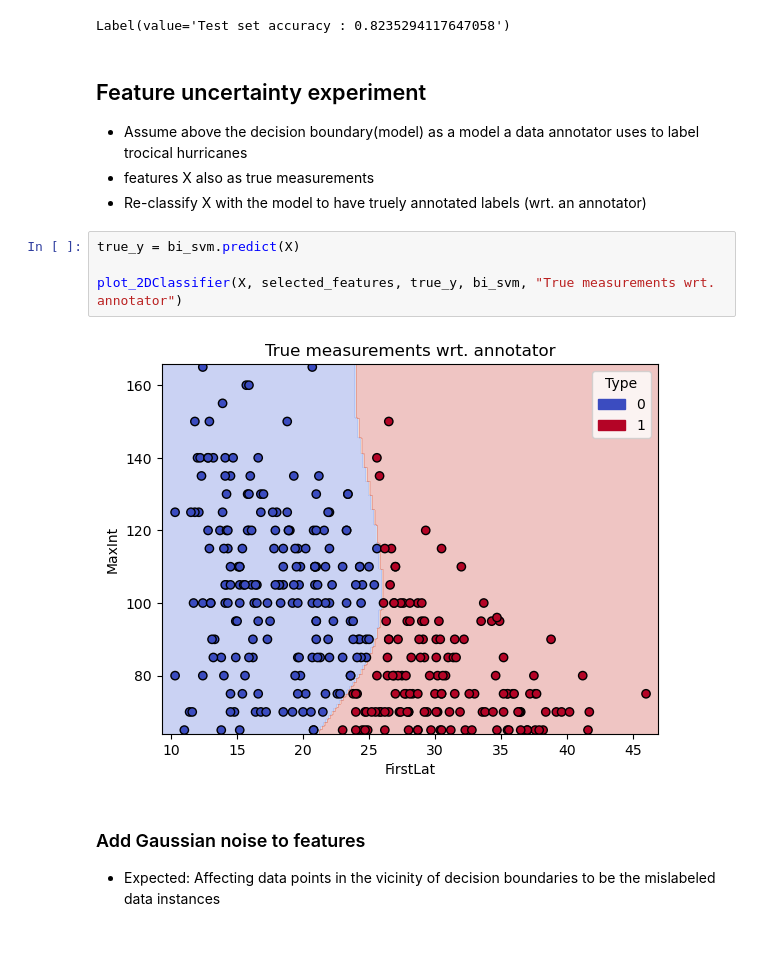
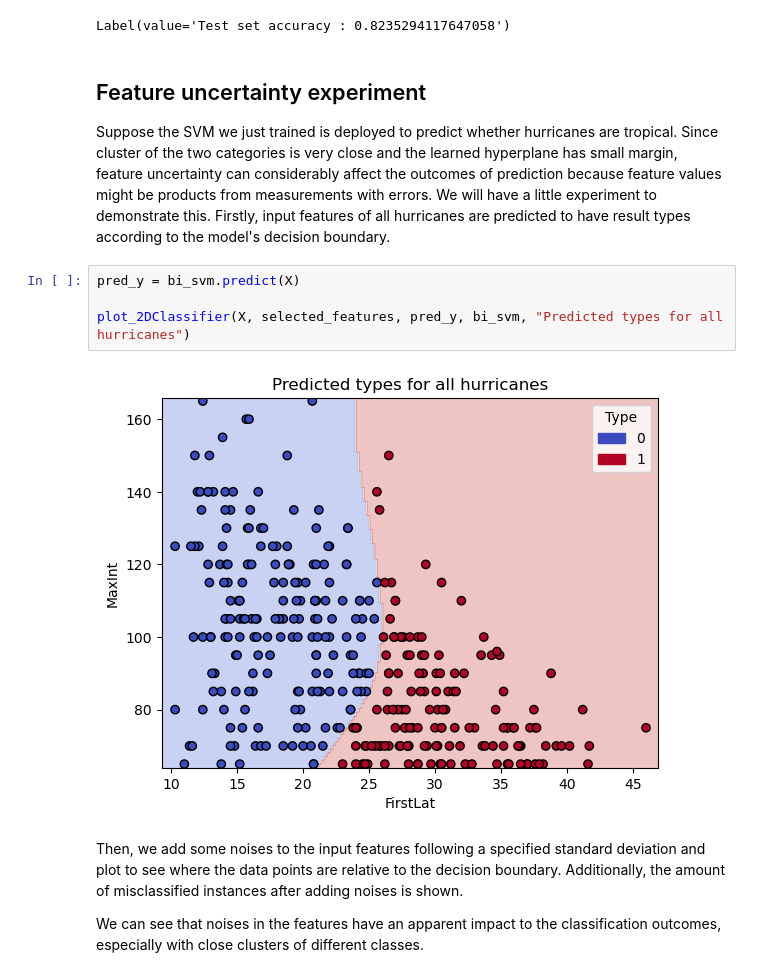
Before and after one commit to jeepchinnawat/edumat-book, a Jupyter notebook: book/hurricanes.ipynb, the cells around one changed output. Drawn from its saved outputs; the diff is of its cells as text; blank space fills up the shorter version.

Commit message:
Added doc for uncertainty experiment

```diff
--- a/book/hurricanes.ipynb
+++ b/book/hurricanes.ipynb
@@ -336,18 +336,18 @@ interactive(children=(FloatLogSlider(value=10.0, continuous_update=False, descri
 Label(value='Test set accuracy : 0.8235294117647058')
 # %% [markdown]
 ## Feature uncertainty experiment
-- Assume above the decision boundary(model) as a model a data annotator uses to label trocical hurricanes
-- features X also as true measurements
-- Re-classify X with the model to have truely annotated labels (wrt. an annotator)
+
+Suppose the SVM we just trained is deployed to predict whether hurricanes are tropical. Since cluster of the two categories is very close and the learned hyperplane has small margin, feature uncertainty can considerably affect the outcomes of prediction because  feature values might be products from measurements with errors. We will have a little experiment to demonstrate this. Firstly, input features of all hurricanes are predicted to have result types according to the model's decision boundary.
 # %%
-true_y = bi_svm.predict(X)
+pred_y = bi_svm.predict(X)
 
-plot_2DClassifier(X, selected_features, true_y, bi_svm, "True measurements wrt. annotator")
+plot_2DClassifier(X, selected_features, pred_y, bi_svm, "Predicted types for all hurricanes")
 # %% [output]
-[figure, old version]
+[figure, new version]
 # %% [markdown]
-### Add Gaussian noise to features
-- Expected: Affecting data points in the vicinity of decision boundaries to be the mislabeled data instances
+Then, we add some noises to the input features following a specified standard deviation and plot to see where the data points are relative to the decision boundary. Additionally, the amount of misclassified instances after adding noises is shown.
+
+We can see that noises in the features have an apparent impact to the classification outcomes, especially with close clusters of different classes.
 # %%
 def noise_interact(sd):
     status_widget.value = 'Calculating...'
```
Also changed, not shown: parts of 1 cell of this notebook, 1 other file.
